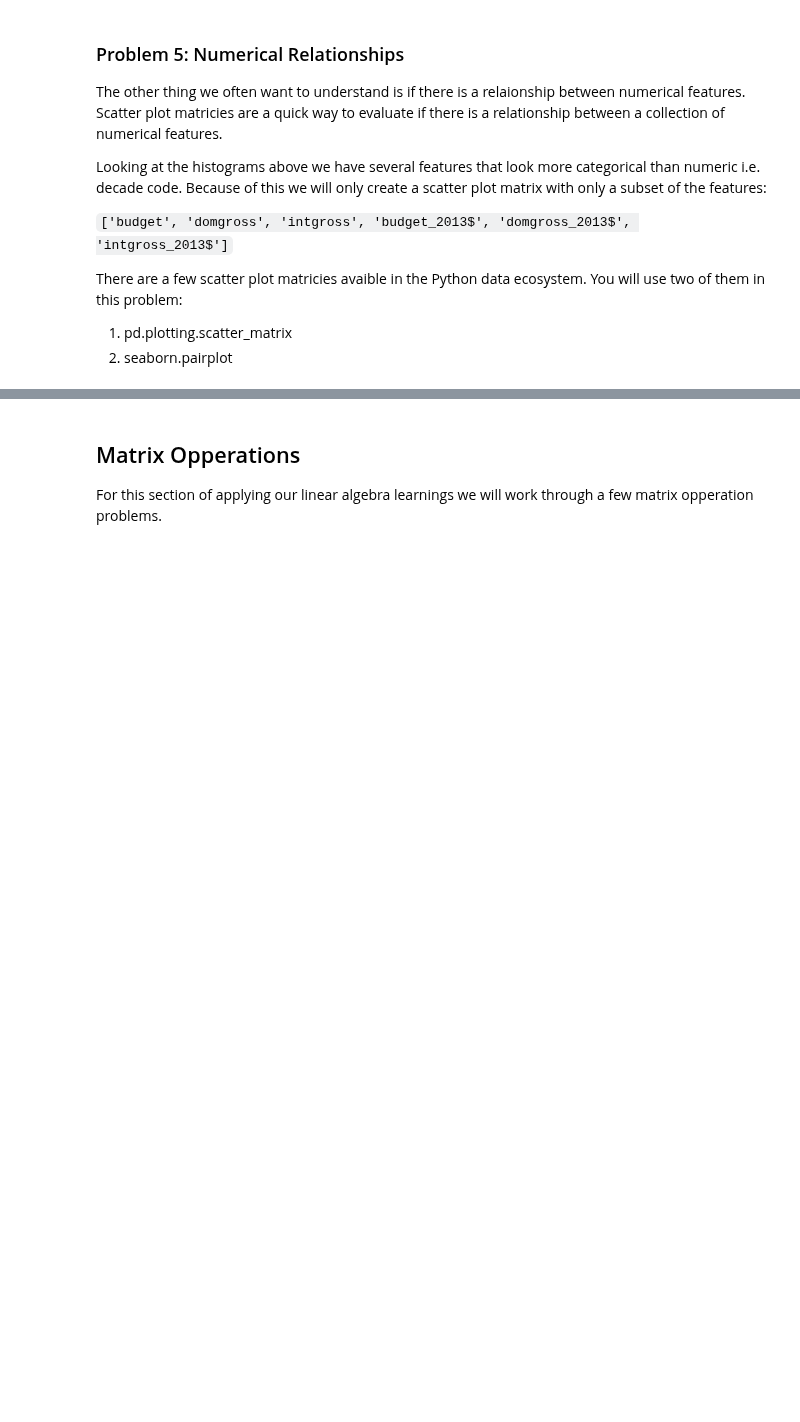
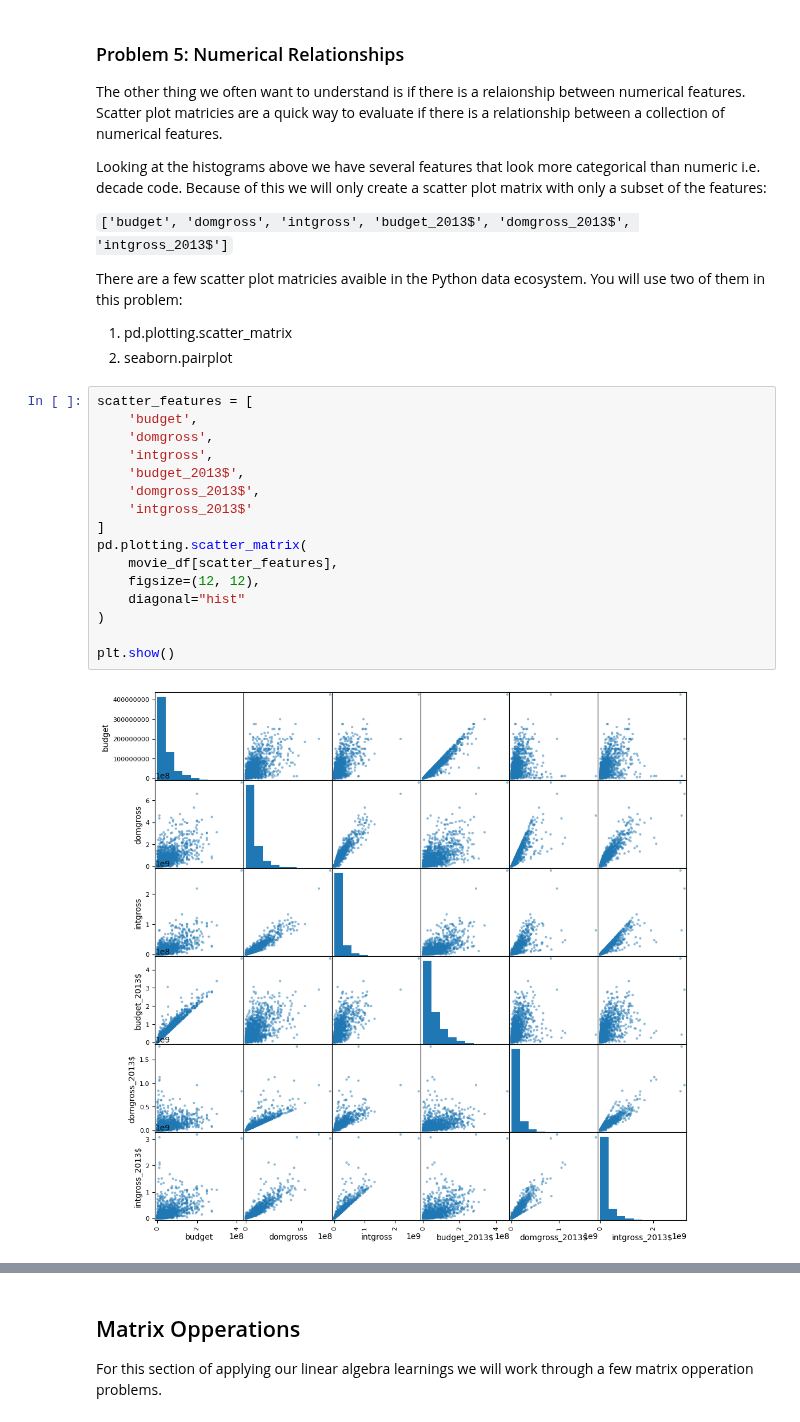
Before and after one commit to dmerced05/Daniel_AD450, a Jupyter notebook: week_6_eda_matrix.ipynb, the cells around one changed output, grey strips where cells are left out. Saved outputs shown, nothing was run; the diff lists cells and outputs as text; blank space fills up the shorter version.

```diff
--- a/week_6_eda_matrix.ipynb
+++ b/week_6_eda_matrix.ipynb
@@ -285,3 +495,21 @@ There are a few scatter plot matricies avaible in the Python data ecosystem. You
 
 1. pd.plotting.scatter_matrix
 2. seaborn.pairplot
+# %%
+scatter_features = [
+    'budget',
+    'domgross',
+    'intgross',
+    'budget_2013$',
+    'domgross_2013$',
+    'intgross_2013$'
+]
+pd.plotting.scatter_matrix(
+    movie_df[scatter_features],
+    figsize=(12, 12),
+    diagonal="hist"
+)
+
+plt.show()
+# %% [output]
+[figure, added]
```
Also changed, not shown: parts of 30 cells of this notebook, 1 other file.
